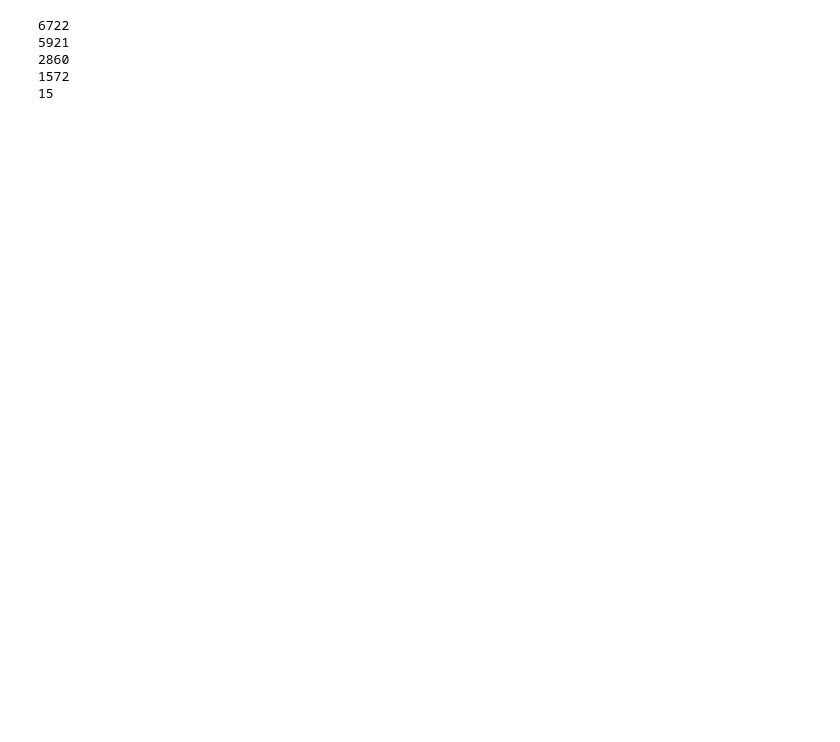
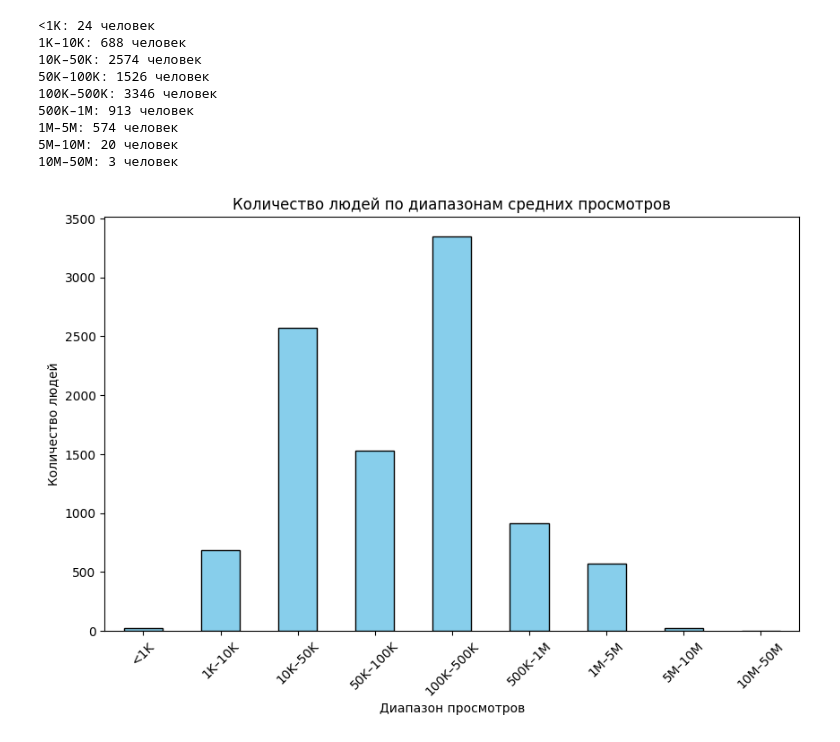
Before and after one commit to Peter-korn/Group-Project-2, a Jupyter notebook: EDA.ipynb, the cells around one changed output. Drawn from its saved outputs; the diff is of its cells as text; code cells hidden in the pictures; blank space fills up the shorter version.

Commit message:
Updateded EDA with graphics

```diff
--- a/EDA.ipynb
+++ b/EDA.ipynb
@@ -35,6 +38,13 @@ for col in ["twitter", "instagram", "onlyfans", "tiktok", "facebook"]:
     df[col + "_exists"] = df[col].notna()
 
 df["average_views"] = df["views"]/df["video_counts"]
+df["num_platforms"] = df[["twitter_exists","instagram_exists","onlyfans_exists","tiktok_exists","facebook_exists"]].sum(axis=1)
+
+df = df[["name", "views", "video_counts", "average_views", "twitter", "twitter_exists", "instagram", "instagram_exists", "onlyfans", "onlyfans_exists", "tiktok", "tiktok_exists", "facebook", "facebook_exists", "num_platforms"]]
+
+df["average_views"] = df["average_views"].replace([np.inf, -np.inf], np.nan)
+df["average_views"] = df["average_views"].fillna(0)
+df["average_views"] = df["average_views"].round().astype("Int64")
 
 print(df)
 # %% [output]
@@ -58,12 +68,30 @@ print(df)
-# %%
-print(sum(df["twitter_exists"]))
-print(sum(df["instagram_exists"]))
-print(sum(df["onlyfans_exists"]))
-print(sum(df["tiktok_exists"]))
-print(sum(df["facebook_exists"]))
-# %% [output]
-6722
-5921
-2860
-1572
-15
+# %%
+views_nonzero = df["average_views"][(df["average_views"] > 0) & (df["average_views"].notna()) & (df["video_counts"] > 10)]
+
+bins = [0, 1_000, 10_000, 50_000, 100_000, 500_000, 1_000_000, 5_000_000, 10_000_000, 50_000_000]
+labels = ["<1K", "1K–10K", "10K–50K", "50K–100K", "100K–500K", "500K–1M", "1M–5M", "5M–10M", "10M–50M"]
+
+views_grouped = pd.cut(views_nonzero, bins=bins, labels=labels, include_lowest=True)
+
+counts = views_grouped.value_counts().sort_index()
+
+for label, count in counts.items():
+    print(f"{label}: {count} человек")
+
+counts.plot(kind="bar", color="skyblue", edgecolor="black", figsize=(10,6))
+plt.title("Количество людей по диапазонам средних просмотров")
+plt.xlabel("Диапазон просмотров")
+plt.ylabel("Количество людей")
+plt.xticks(rotation=45)
+plt.show()
+# %% [output]
+<1K: 24 человек
+1K–10K: 688 человек
+10K–50K: 2574 человек
+50K–100K: 1526 человек
+100K–500K: 3346 человек
+500K–1M: 913 человек
+1M–5M: 574 человек
+5M–10M: 20 человек
+10M–50M: 3 человек
+[figure, added]
```
Also changed, not shown: parts of 6 cells of this notebook.
